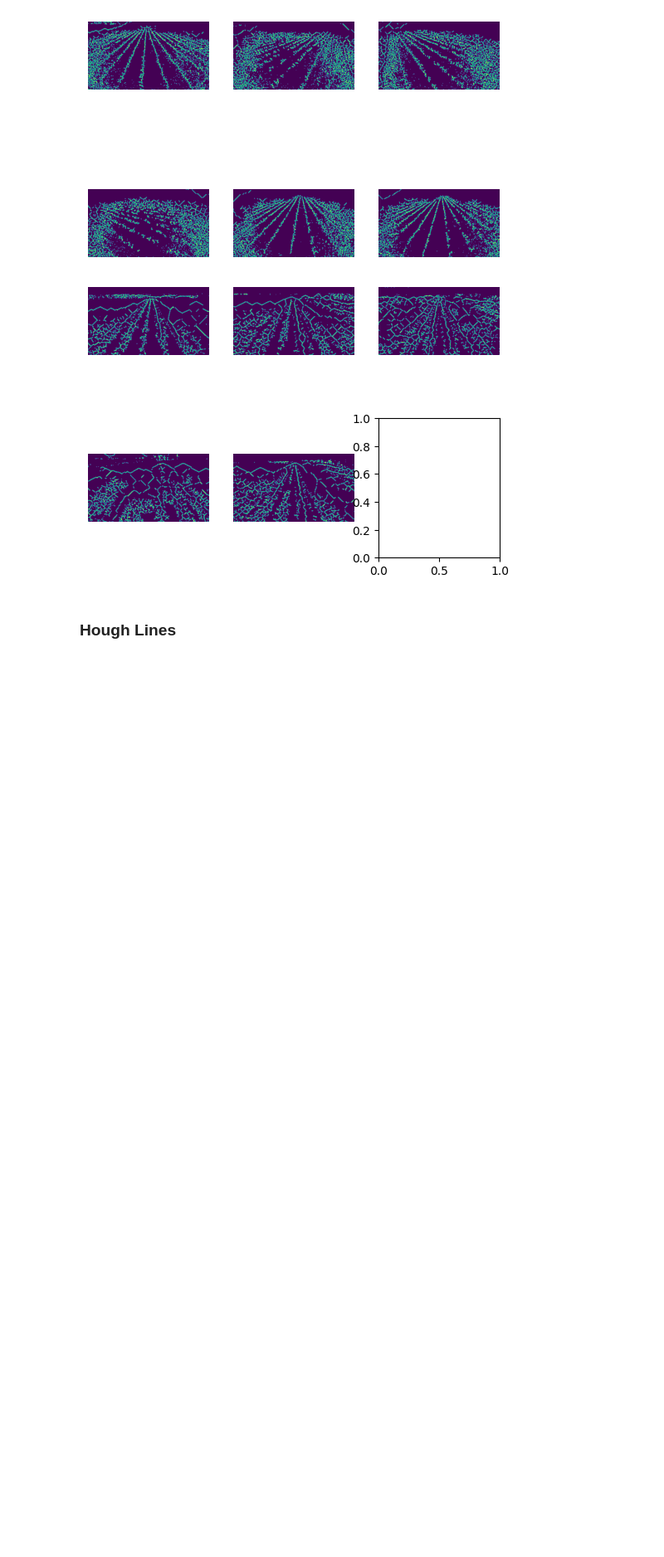
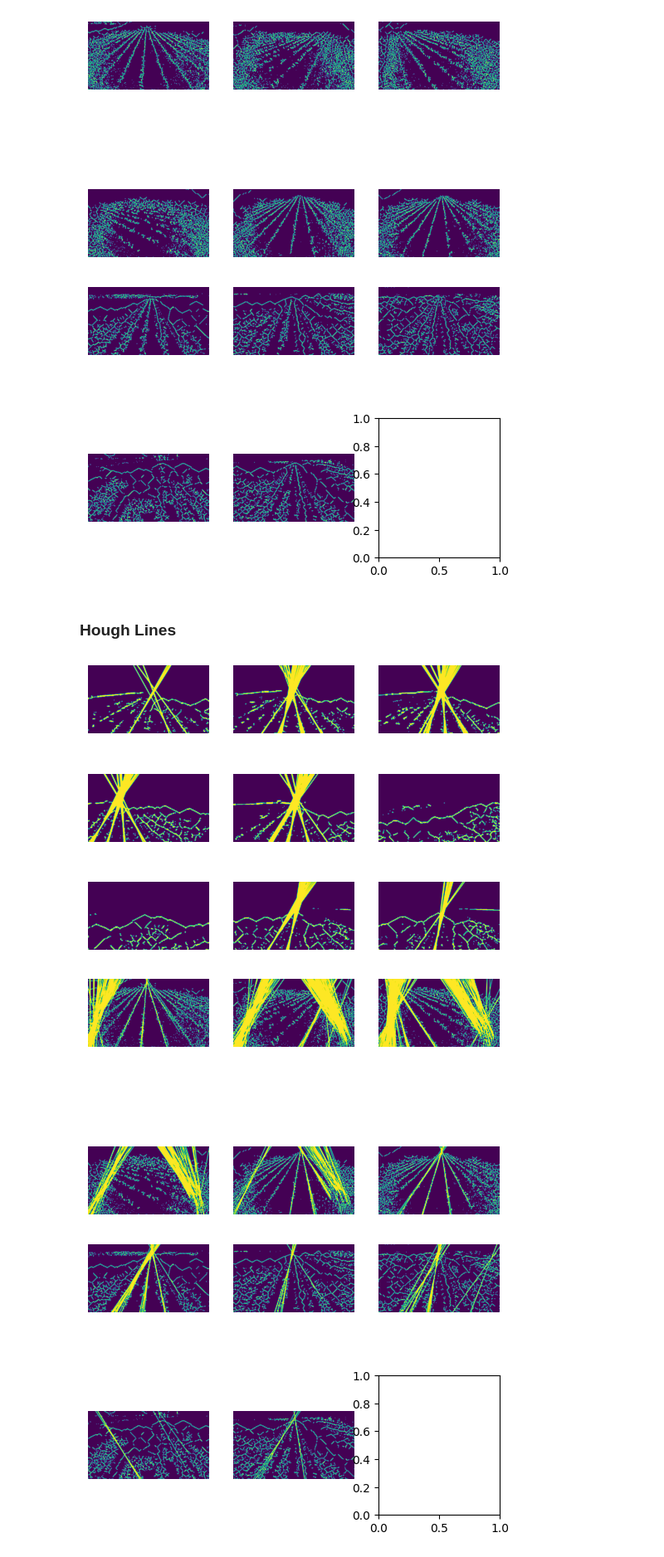
Before and after one commit to soncininicolas/dip_crop_field, a Jupyter notebook: crop_row_detection/crop_row_detection.ipynb, the cells around one changed output. Shown at 83% size. Cells and saved outputs as stored; diff of their text form; code cells hidden in the pictures; blank space fills up the shorter version.

Commit message:
Add basic line filtering with DBSCAN

```diff
--- a/crop_row_detection/crop_row_detection.ipynb
+++ b/crop_row_detection/crop_row_detection.ipynb
@@ -173,0 +172,64 @@ fig.show()
+# %%
+def non_horizontal_line(line, slope_thresh = 0.8):
+    rho = line[0][0]
+    theta = line[0][1]
+    a = np.cos(theta)
+    return abs(a) > slope_thresh
+
+def plot_lines(img, lines):
+    if lines is None:
+        return img
+    i_lines = img.copy()
+    for i in range(0, len(lines)):
+        rho = lines[i][0][0]
+        theta = lines[i][0][1]
+        a = np.cos(theta)
+        b = np.sin(theta)
+        x0 = a * rho
+        y0 = b * rho
+        pt1 = (int(x0 + 1000*(-b)), int(y0 + 1000*(a)))
+        pt2 = (int(x0 - 1000*(-b)), int(y0 - 1000*(a)))
+        cv2.line(i_lines, pt1, pt2, (255,255,255), 3, cv2.LINE_AA)
+    return i_lines
+
+def field_lines(img, hough_threshold=150):
+    lines = cv2.HoughLines(img, 1, np.pi / 180, hough_threshold, None, 0, 0)
+    if lines is None:
+        return img, None
+    lines = list(filter(non_horizontal_line, lines))
+    if not lines:
+        return img, None
+    flattened_lines = np.vstack(lines)
+    dbscan = DBSCAN(eps=5, min_samples=2)
+    line_labels = dbscan.fit_predict(flattened_lines)
+    lines = [line for line,lab in zip(lines, line_labels) if lab != -1]
+    return plot_lines(img, lines), lines
+
+
+# The Rosario Dataset
+trd_lines = []
+for img in trd_skeleton:
+    i_img, lines = field_lines(img, hough_threshold=100)
+    trd_lines.append(i_img)
+fig, axs = plot_images_grid(trd_lines)
+fig.show()
+
+# Zavalla 2022
+z22_lines = []
+for img in z22_skeleton:
+    i_img, i_lines = field_lines(img, hough_threshold=250)
+    z22_lines.append(i_img)
+fig, axs = plot_images_grid(z22_lines)
+fig.show()
+
+# Zavalla 2023
+z23_lines = []
+for img in z23_skeleton:
+    i_img, i_lines = field_lines(img, hough_threshold=200)
+    z23_lines.append(i_img)
+fig, axs = plot_images_grid(z23_lines)
+fig.show()
+# %% [output]
+[figure, added]
+[figure, added]
+[figure, added]
```
Also changed, not shown: parts of 1 cell of this notebook.
